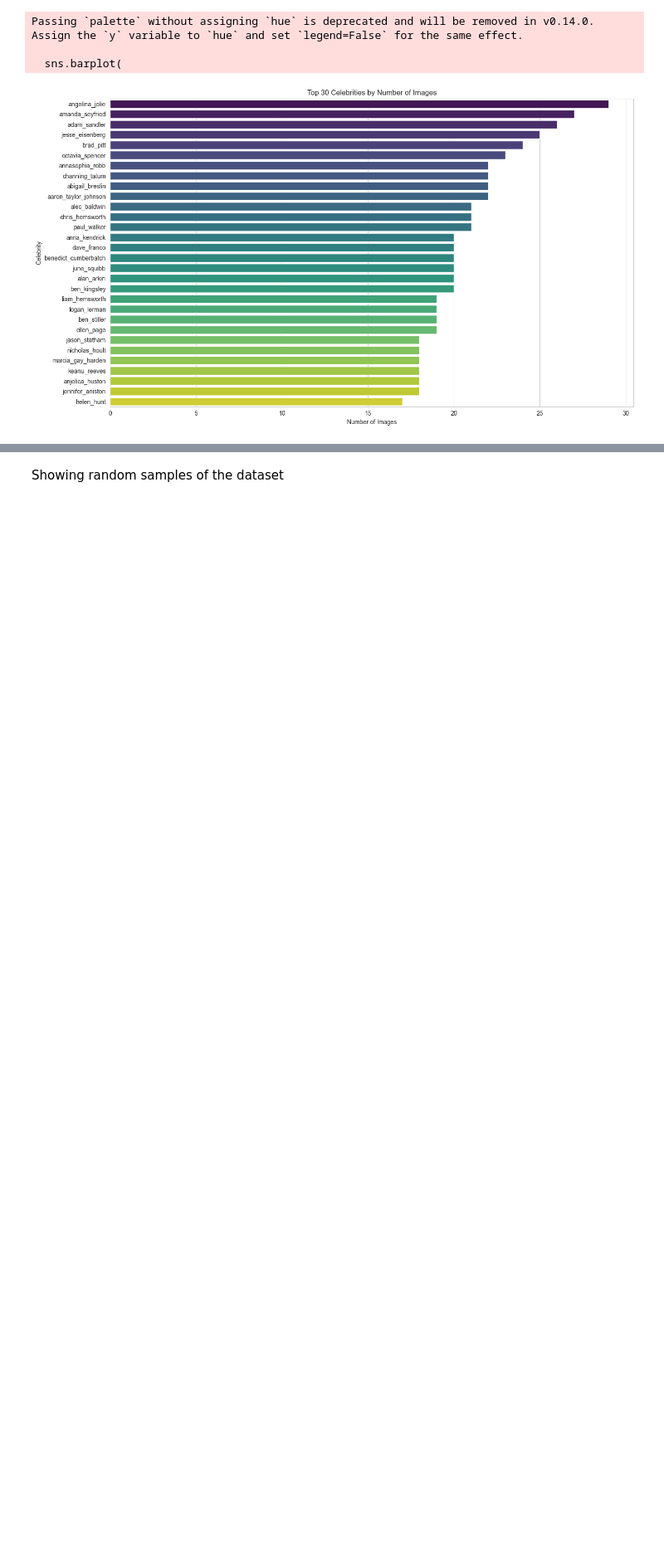
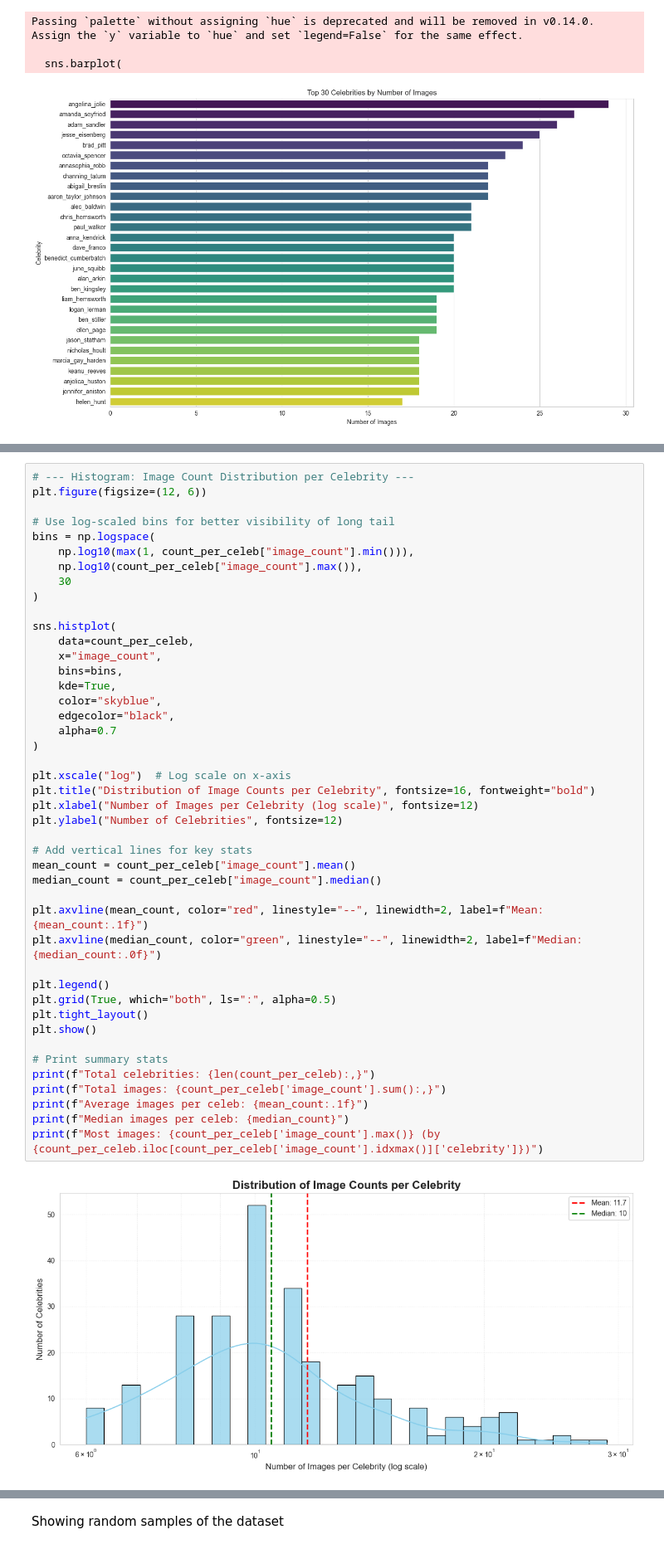
Before and after one commit to ChabanovX/beauty-classifier, a Jupyter notebook: datasets/analyze-ofpf.ipynb, the cells around one changed output, grey strips where cells are left out. Shown at 83% size. Drawn from its saved outputs; the diff is of its cells as text; blank space fills up the shorter version.

```diff
--- a/datasets/analyze-ofpf.ipynb
+++ b/datasets/analyze-ofpf.ipynb
@@ -155,0 +129,46 @@ plt.show()
+# %%
+# --- Histogram: Image Count Distribution per Celebrity ---
+plt.figure(figsize=(12, 6))
+
+# Use log-scaled bins for better visibility of long tail
+bins = np.logspace(
+    np.log10(max(1, count_per_celeb["image_count"].min())),
+    np.log10(count_per_celeb["image_count"].max()),
+    30
+)
+
+sns.histplot(
+    data=count_per_celeb,
+    x="image_count",
+    bins=bins,
+    kde=True,
+    color="skyblue",
+    edgecolor="black",
+    alpha=0.7
+)
+
+plt.xscale("log")  # Log scale on x-axis
+plt.title("Distribution of Image Counts per Celebrity", fontsize=16, fontweight="bold")
+plt.xlabel("Number of Images per Celebrity (log scale)", fontsize=12)
+plt.ylabel("Number of Celebrities", fontsize=12)
+
+# Add vertical lines for key stats
+mean_count = count_per_celeb["image_count"].mean()
+median_count = count_per_celeb["image_count"].median()
+
+plt.axvline(mean_count, color="red", linestyle="--", linewidth=2, label=f"Mean: {mean_count:.1f}")
+plt.axvline(median_count, color="green", linestyle="--", linewidth=2, label=f"Median: {median_count:.0f}")
+
+plt.legend()
+plt.grid(True, which="both", ls=":", alpha=0.5)
+plt.tight_layout()
+plt.show()
+
+# Print summary stats
+print(f"Total celebrities: {len(count_per_celeb):,}")
+print(f"Total images: {count_per_celeb['image_count'].sum():,}")
+print(f"Average images per celeb: {mean_count:.1f}")
+print(f"Median images per celeb: {median_count}")
+print(f"Most images: {count_per_celeb['image_count'].max()} (by {count_per_celeb.iloc[count_per_celeb['image_count'].idxmax()]['celebrity']})")
+# %% [output]
+[figure, added]
```
Also changed, not shown: parts of 4 cells of this notebook, 5 other files.
